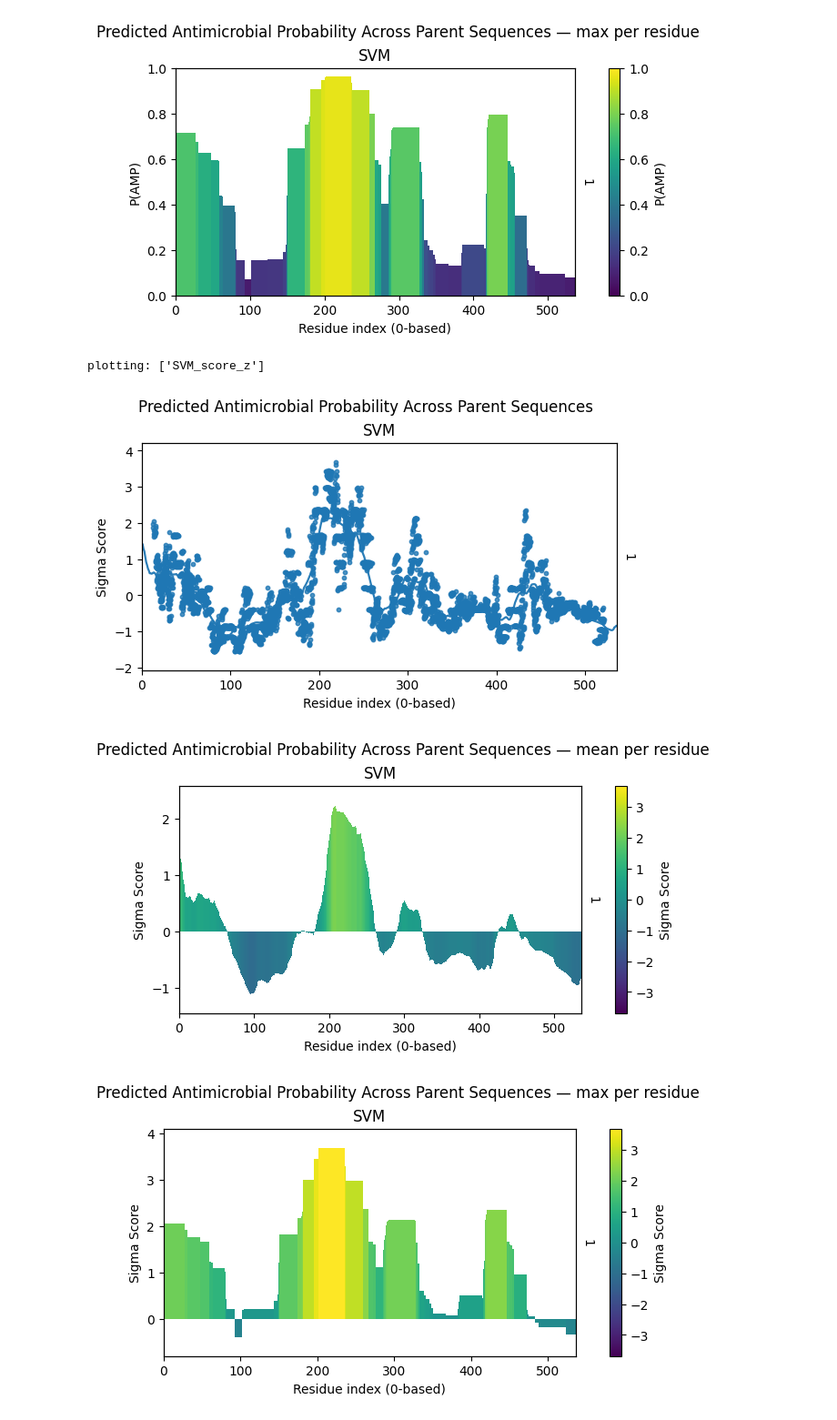
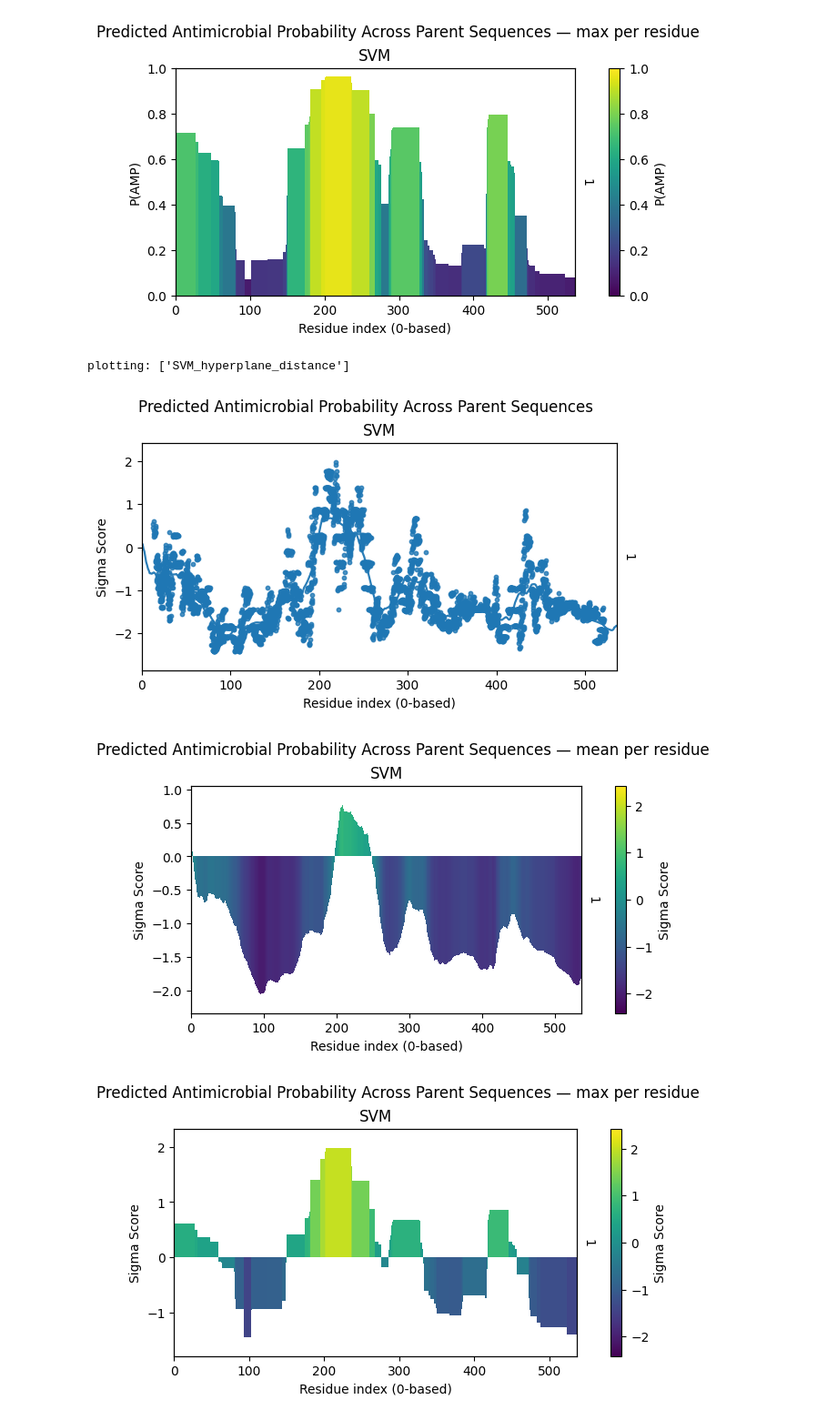
Before and after one commit to KYinXu/Peptide-Anti-microbial-Properties-Prediction, a Jupyter notebook: notebooks/window_exploration.ipynb, the cells around one changed output. Shown at 91% size. Drawn from its saved outputs; the diff is of its cells as text; code cells hidden in the pictures.

```diff
--- a/notebooks/window_exploration.ipynb
+++ b/notebooks/window_exploration.ipynb
@@ -570,7 +570,11 @@ def plot_sigma_panels(
         x_idx = np.arange(parent_len)
 
         for j, sc in enumerate(score_cols):
-            label = sc.replace("_score_z", "")
+            label = (
+                sc.replace("_score_z", "")
+                .replace("_hyperplane_distance", "")
+                .replace("_distance", "")
+            )
             color = f"C{j}"
             profile_mean = mean_prob_along_parent(sub, sc, parent_len)
             profile_max = max_score_along_parent(sub, sc, parent_len)
@@ -638,33 +642,34 @@ def plot_sigma_panels(
     plt.show()
     plt.show()
 # %%
-SCORE_SUFFIX = "_score_z"
-score_cols = [c for c in df.columns if c.endswith(SCORE_SUFFIX)]
+SCORE_COLUMN_CANDIDATES = ("SVM_hyperplane_distance", "SVM_distance")
+score_col = next((c for c in SCORE_COLUMN_CANDIDATES if c in df.columns), None)
+score_cols = [score_col] if score_col is not None else []
 if PROB_COLUMN_SUBSTR:
     score_cols = [c for c in score_cols if PROB_COLUMN_SUBSTR in c]
 
 if not score_cols:
-    print(f"No score columns matching suffix {SCORE_SUFFIX!r} and substr={PROB_COLUMN_SUBSTR!r}")
+    print(f"No score column matching {SCORE_COLUMN_CANDIDATES!r} and substr={PROB_COLUMN_SUBSTR!r}")
 else:
     for sc in score_cols:
         n_finite = int(pd.to_numeric(df[sc], errors="coerce").notna().sum())
         if n_finite == 0:
             print(f"Warning: {sc} has no scores.")
 
     print("plotting:", score_cols)
 
     plot_sigma_panels(
         df,
         score_cols,
         max_parents=MAX_PARENTS,
         figwidth_per_model=FIGWIDTH_PER_MODEL,
         figheight_per_parent=FIGHEIGHT_PER_PARENT,
         heatmap_cmap=HEATMAP_CMAP,
         main_title=PLOT_MAIN_TITLE.replace("P(AMP)", "Sigma Score") if PLOT_MAIN_TITLE else "",
         subtitle=PLOT_SUBTITLE,
     )
 # %% [output]
-plotting: ['SVM_score_z']
+plotting: ['SVM_hyperplane_distance']
-[figure, old version]
+[figure, new version]
-[figure, old version]
+[figure, new version]
-[figure, old version]
+[figure, new version]
```
Also changed, not shown: parts of 2 cells of this notebook, 26 other files.
